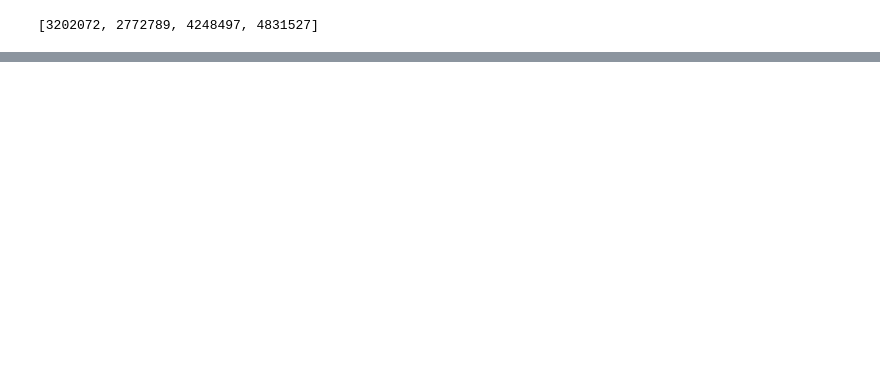
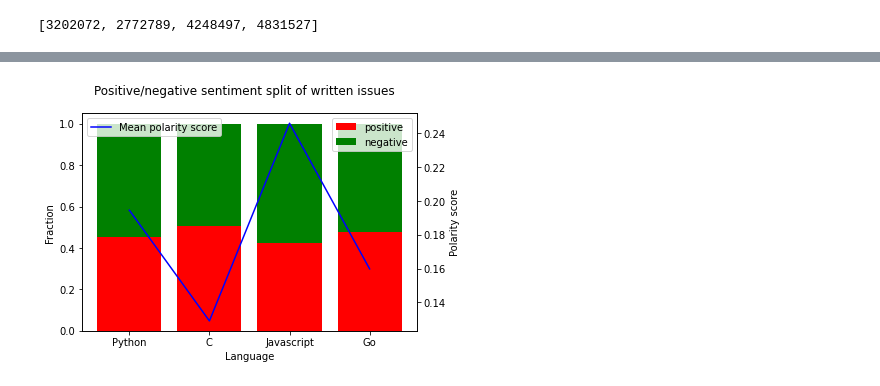
Before and after one commit to shilangyu/NLP-language-complexity, a Jupyter notebook: analysis/data_analysis.ipynb, the cells around one changed output, grey strips where cells are left out. Cells and saved outputs as stored; diff of their text form; code cells hidden in the pictures; blank space fills up the shorter version.

```diff
--- a/analysis/data_analysis.ipynb
+++ b/analysis/data_analysis.ipynb
@@ -459,0 +456,31 @@ Name: text, dtype: object
+# %%
+from nltk.sentiment import SentimentIntensityAnalyzer
+
+nltk.download('vader_lexicon')
+
+sia = SentimentIntensityAnalyzer()
+# df['compound_sentiment'] = df['text'].apply(lambda t: sia.polarity_scores(t)['compound'])
+
+polars = [df[df['language'] == lang]['compound_sentiment'] for lang in LANGUAGES]
+
+pos = [p.apply(lambda p: p > 0).sum() / len(p) for p in polars]
+neg = [p.apply(lambda p: p <= 0).sum() / len(p) for p in polars]
+means = [p.mean() for p in polars]
+
+fig, ax1 = plt.subplots()
+
+ax1.bar(LANGUAGES, neg, color='red', label='positive')
+ax1.bar(LANGUAGES, pos, bottom=neg, color='green', label='negative')
+ax1.set_xlabel('Language')
+ax1.set_ylabel('Fraction')
+plt.suptitle('Positive/negative sentiment split of written issues')
+
+ax2 = ax1.twinx()
+ax2.plot(means, color='blue', label='Mean polarity score')
+ax2.set_ylabel('Polarity score')
+
+ax1.legend()
+ax2.legend()
+
+plt.show()
+# %% [output]
@@ -459,0 +490 @@ Name: text, dtype: object
+[figure, added]
```
Also changed, not shown: parts of 33 cells of this notebook.
